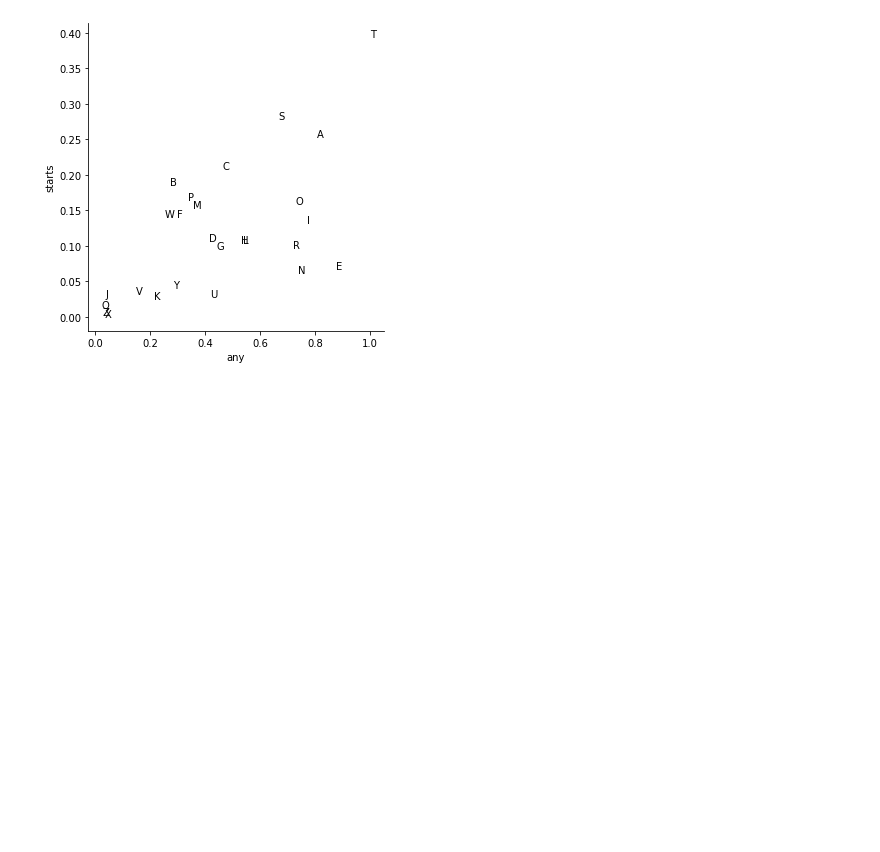
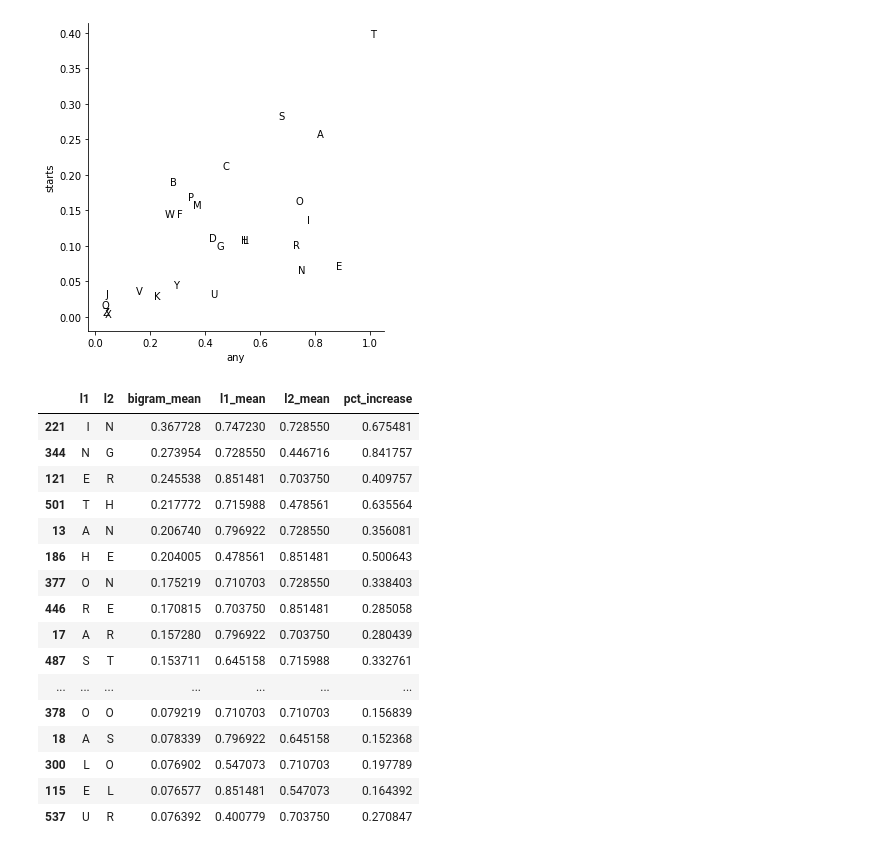
Before and after one commit to evanrgreen/WheelOfFortune, a Jupyter notebook: WOF analysis.ipynb, the cells around one changed output. Drawn from its saved outputs; the diff is of its cells as text; code cells hidden in the pictures; blank space fills up the shorter version.

```diff
--- a/WOF analysis.ipynb
+++ b/WOF analysis.ipynb
@@ -46,0 +53,2 @@ puzzles["the"].mean(), puzzles["a_full_word"].mean()
+# %%
+puzzles=puzzles.copy()
@@ -218,7 +375,32 @@ for r in merged.itertuples():
 # %% [output]
 [figure]
 # %%
-first_letters = []
-for x in puzzles.Puzzle.values:
-    x = x.replace("  ", " ")
-    first_letters.append()
+# two letter frequency
+means = []
+for l in letters:
+    for l2 in letters:
+        means.append([l, l2,puzzles[f"{l+l2}_any"].mean(),puzzles[f"{l}_any"].mean(),puzzles[f"{l2}_any"].mean() ])
+# %%
+means_df = pd.DataFrame(means, columns=['l1','l2','bigram_mean','l1_mean','l2_mean'])
+# %%
+means_df['pct_increase'] = means_df['bigram_mean'] / means_df['l1_mean'] / means_df['l2_mean']
+# %%
+means_df.sort_values('bigram_mean',ascending=False).head(50)
+# %% [output]
+|  | l1 | l2 | bigram_mean | l1_mean | l2_mean | pct_increase |
+| 221 | I | N | 0.367728 | 0.747230 | 0.728550 | 0.675481 |
+| 344 | N | G | 0.273954 | 0.728550 | 0.446716 | 0.841757 |
+| 121 | E | R | 0.245538 | 0.851481 | 0.703750 | 0.409757 |
+| 501 | T | H | 0.217772 | 0.715988 | 0.478561 | 0.635564 |
+| 13 | A | N | 0.206740 | 0.796922 | 0.728550 | 0.356081 |
+| 186 | H | E | 0.204005 | 0.478561 | 0.851481 | 0.500643 |
+| 377 | O | N | 0.175219 | 0.710703 | 0.728550 | 0.338403 |
+| 446 | R | E | 0.170815 | 0.703750 | 0.851481 | 0.285058 |
+| 17 | A | R | 0.157280 | 0.796922 | 0.703750 | 0.280439 |
+| 487 | S | T | 0.153711 | 0.645158 | 0.715988 | 0.332761 |
+| ... | ... | ... | ... | ... | ... | ... |
+| 378 | O | O | 0.079219 | 0.710703 | 0.710703 | 0.156839 |
+| 18 | A | S | 0.078339 | 0.796922 | 0.645158 | 0.152368 |
+| 300 | L | O | 0.076902 | 0.547073 | 0.710703 | 0.197789 |
+| 115 | E | L | 0.076577 | 0.851481 | 0.547073 | 0.164392 |
+| 537 | U | R | 0.076392 | 0.400779 | 0.703750 | 0.270847 |
```
Also changed, not shown: parts of 12 cells of this notebook.
